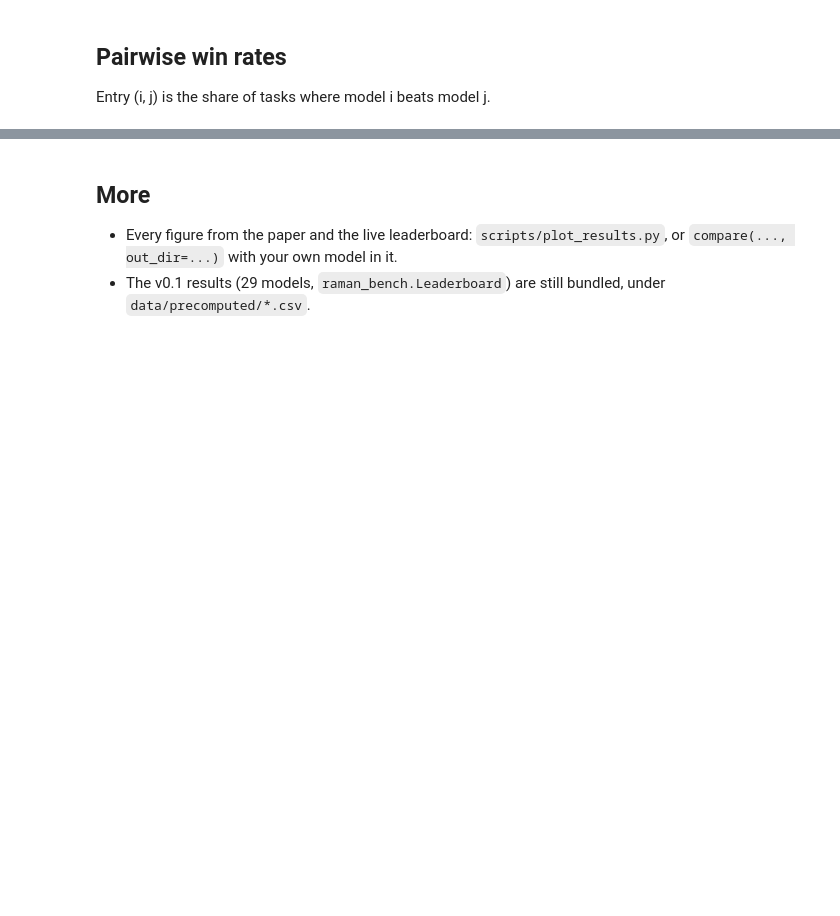
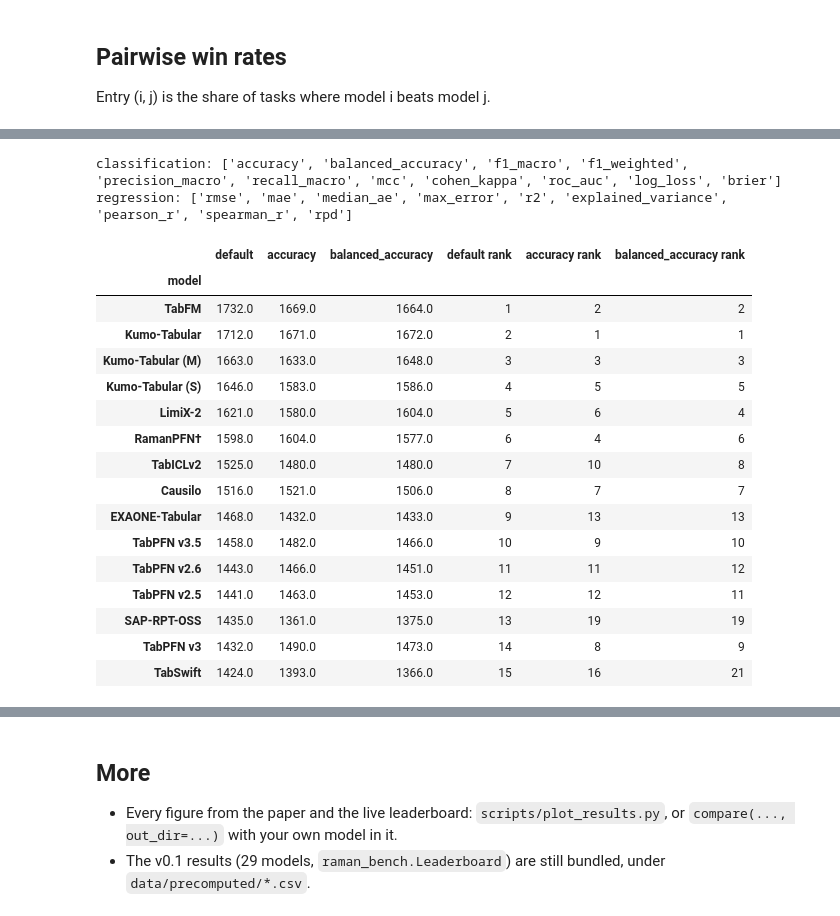
Before and after one commit to ml-lab-htw/RamanBench, a Jupyter notebook: notebooks/03_explore_results.ipynb, the cells around one changed output, grey strips where cells are left out. Saved outputs shown, nothing was run; the diff lists cells and outputs as text; code cells hidden in the pictures; blank space fills up the shorter version.

```diff
--- a/notebooks/03_explore_results.ipynb
+++ b/notebooks/03_explore_results.ipynb
@@ -179,0 +187,35 @@ wr.round(2)
+# %%
+from raman_bench.fold_metrics import metric_names
+
+print("classification:", metric_names("classification"))
+print("regression:", metric_names("regression"))
+
+elo = {"default": ranked["classification"]["elo"]}
+for m in ("accuracy", "balanced_accuracy"):
+    lb_m = leaderboard(classification_metric=m)["classification"].leaderboard.query("~is_reference")
+    elo[m] = lb_m["elo"]
+elo = pd.DataFrame(elo).sort_values("default", ascending=False)
+rank = elo.rank(ascending=False).astype(int).add_suffix(" rank")
+shift = elo.join(rank)
+shift.index = shift.index.map(model_info.display_name)
+shift.head(15).round(0)
+# %% [output]
+classification: ['accuracy', 'balanced_accuracy', 'f1_macro', 'f1_weighted', 'precision_macro', 'recall_macro', 'mcc', 'cohen_kappa', 'roc_auc', 'log_loss', 'brier']
+regression: ['rmse', 'mae', 'median_ae', 'max_error', 'r2', 'explained_variance', 'pearson_r', 'spearman_r', 'rpd']
+|  | default | accuracy | balanced_accuracy | default rank | accuracy rank | balanced_accuracy rank |
+| model |  |  |  |  |  |  |
+| TabFM | 1732.0 | 1669.0 | 1664.0 | 1 | 2 | 2 |
+| Kumo-Tabular | 1712.0 | 1671.0 | 1672.0 | 2 | 1 | 1 |
+| Kumo-Tabular (M) | 1663.0 | 1633.0 | 1648.0 | 3 | 3 | 3 |
+| Kumo-Tabular (S) | 1646.0 | 1583.0 | 1586.0 | 4 | 5 | 5 |
+| LimiX-2 | 1621.0 | 1580.0 | 1604.0 | 5 | 6 | 4 |
+| RamanPFN† | 1598.0 | 1604.0 | 1577.0 | 6 | 4 | 6 |
+| TabICLv2 | 1525.0 | 1480.0 | 1480.0 | 7 | 10 | 8 |
+| Causilo | 1516.0 | 1521.0 | 1506.0 | 8 | 7 | 7 |
+| EXAONE-Tabular | 1468.0 | 1432.0 | 1433.0 | 9 | 13 | 13 |
+| TabPFN v3.5 | 1458.0 | 1482.0 | 1466.0 | 10 | 9 | 10 |
+| TabPFN v2.6 | 1443.0 | 1466.0 | 1451.0 | 11 | 11 | 12 |
+| TabPFN v2.5 | 1441.0 | 1463.0 | 1453.0 | 12 | 12 | 11 |
+| SAP-RPT-OSS | 1435.0 | 1361.0 | 1375.0 | 13 | 19 | 19 |
+| TabPFN v3 | 1432.0 | 1490.0 | 1473.0 | 14 | 8 | 9 |
+| TabSwift | 1424.0 | 1393.0 | 1366.0 | 15 | 16 | 21 |
```
Also changed, not shown: parts of 10 cells of this notebook, 6 other files.
